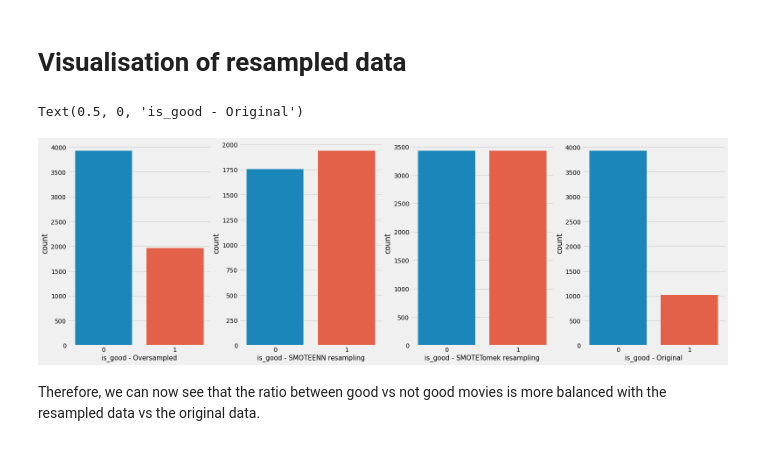
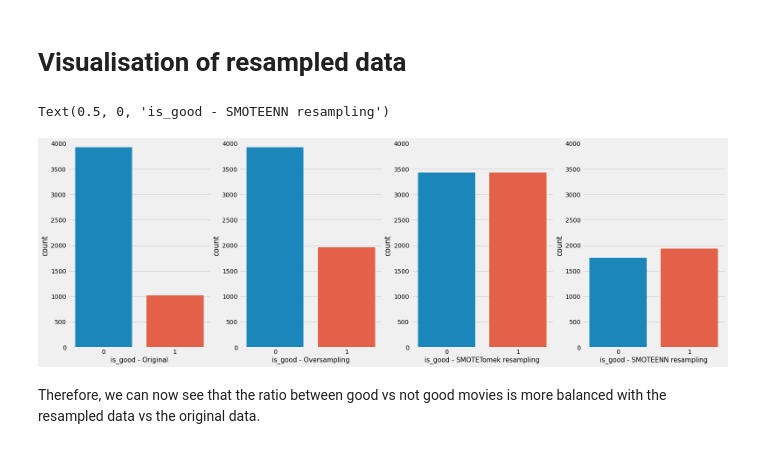
Before and after one commit to nicklimmm/movie-analysis, a Jupyter notebook: data-resampling-and-splitting.ipynb, the cells around one changed output. Saved outputs shown, nothing was run; the diff lists cells and outputs as text; code cells hidden in the pictures.

Commit message:
updated the axis of the visualisation

```diff
--- a/data-resampling-and-splitting.ipynb
+++ b/data-resampling-and-splitting.ipynb
@@ -211,20 +211,21 @@ smotetomek_train_df = pd.read_csv('smotetomek-train.csv',index_col= 0)
 train_df = pd.read_csv('train.csv',index_col=0)
 # %%
 fig, axes =plt.subplots(1,4,figsize=(24,8))
-sb.countplot(x=oversampled_train_df['is_good'], ax=axes[0])
+plt.setp(axes,ylim=(0,4000))
+sb.countplot(x=train_df['is_good'], ax=axes[0])
 ax = axes[0]
-ax.set_xlabel("is_good - Oversampled",fontsize=15)
-sb.countplot(x=smoteenn_train_df['is_good'], ax=axes[1])
+ax.set_xlabel("is_good - Original",fontsize=15)
+sb.countplot(x=oversampled_train_df['is_good'], ax=axes[1])
 ax = axes[1]
-ax.set_xlabel("is_good - SMOTEENN resampling",fontsize=15)
+ax.set_xlabel("is_good - Oversampling",fontsize=15)
 sb.countplot(x=smotetomek_train_df['is_good'], ax=axes[2])
 ax = axes[2]
 ax.set_xlabel("is_good - SMOTETomek resampling",fontsize=15)
-sb.countplot(x=train_df['is_good'], ax=axes[3])
+sb.countplot(x=smoteenn_train_df['is_good'], ax=axes[3])
 ax = axes[3]
-ax.set_xlabel("is_good - Original",fontsize=15)
+ax.set_xlabel("is_good - SMOTEENN resampling",fontsize=15)
 # %% [output]
-Text(0.5, 0, 'is_good - Original')
+Text(0.5, 0, 'is_good - SMOTEENN resampling')
-[figure, old version]
+[figure, new version]
 # %% [markdown]
 Therefore, we can now see that the ratio between good vs not good movies is more balanced with the resampled data vs the original data.
```
